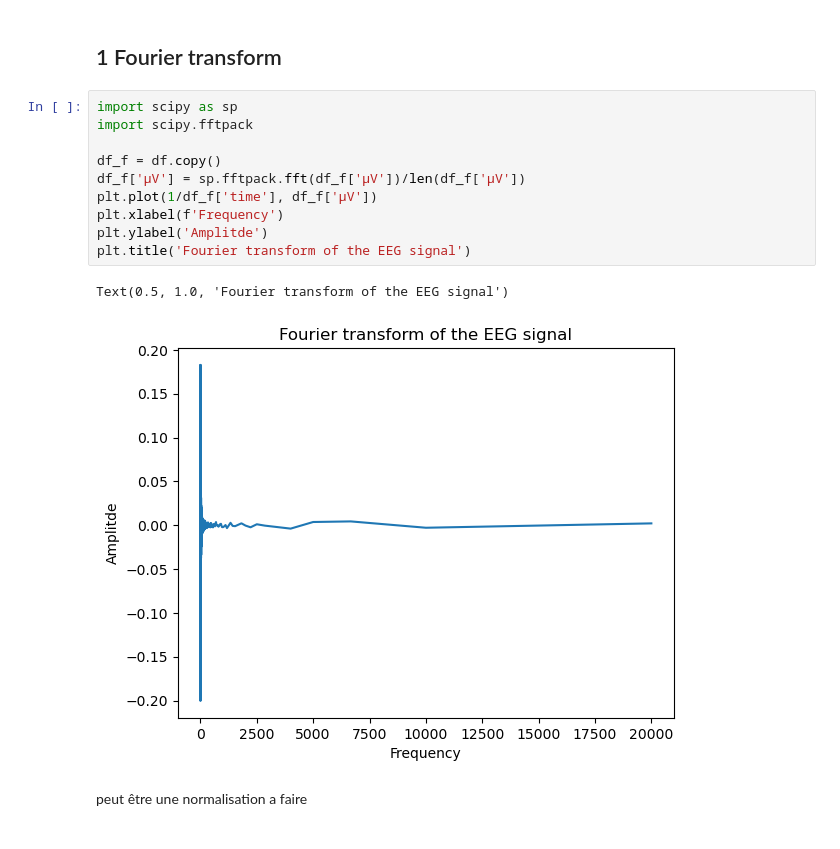
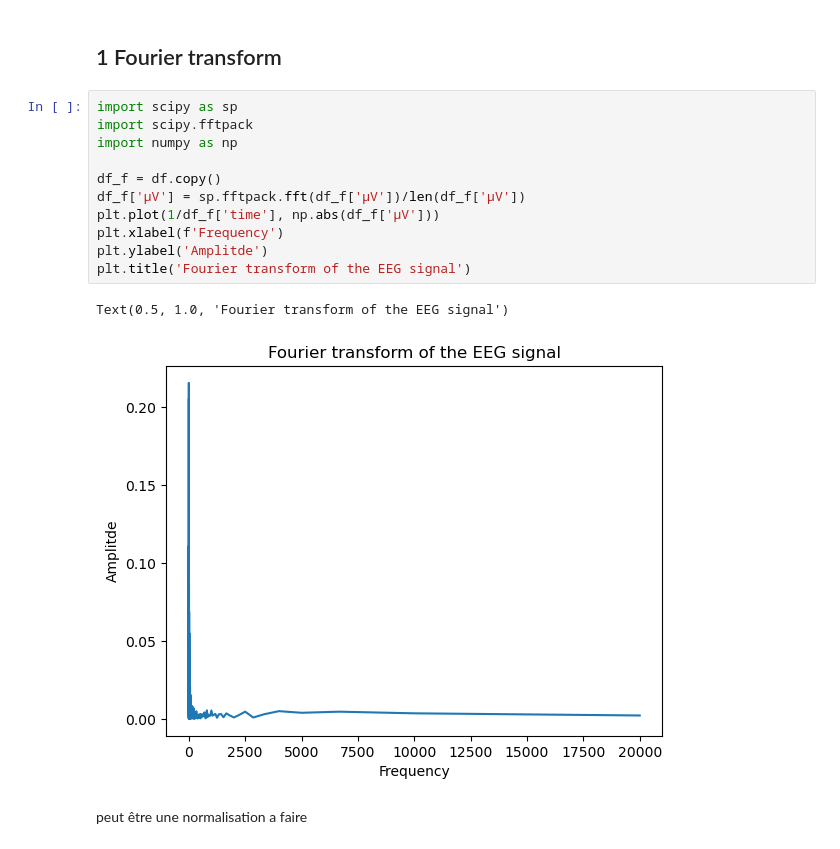
Before and after one commit to ChabCorp/LFP_IPMC, a Jupyter notebook: code/2_meet.ipynb, the cells around one changed output. Cells and saved outputs as stored; diff of their text form.

```diff
--- a/code/2_meet.ipynb
+++ b/code/2_meet.ipynb
@@ -30,16 +30,17 @@ Text(0.5, 1.0, 'EEG signal on the first 3000 rows')
 # %%
 import scipy as sp
 import scipy.fftpack
+import numpy as np
 
 df_f = df.copy()
 df_f['µV'] = sp.fftpack.fft(df_f['µV'])/len(df_f['µV'])
-plt.plot(1/df_f['time'], df_f['µV'])
+plt.plot(1/df_f['time'], np.abs(df_f['µV']))
 plt.xlabel(f'Frequency')
 plt.ylabel('Amplitde')
 plt.title('Fourier transform of the EEG signal')
 # %% [output]
 Text(0.5, 1.0, 'Fourier transform of the EEG signal')
-[figure, old version]
+[figure, new version]
 # %% [markdown]
 peut être une normalisation a faire
 # %% [markdown]
```
